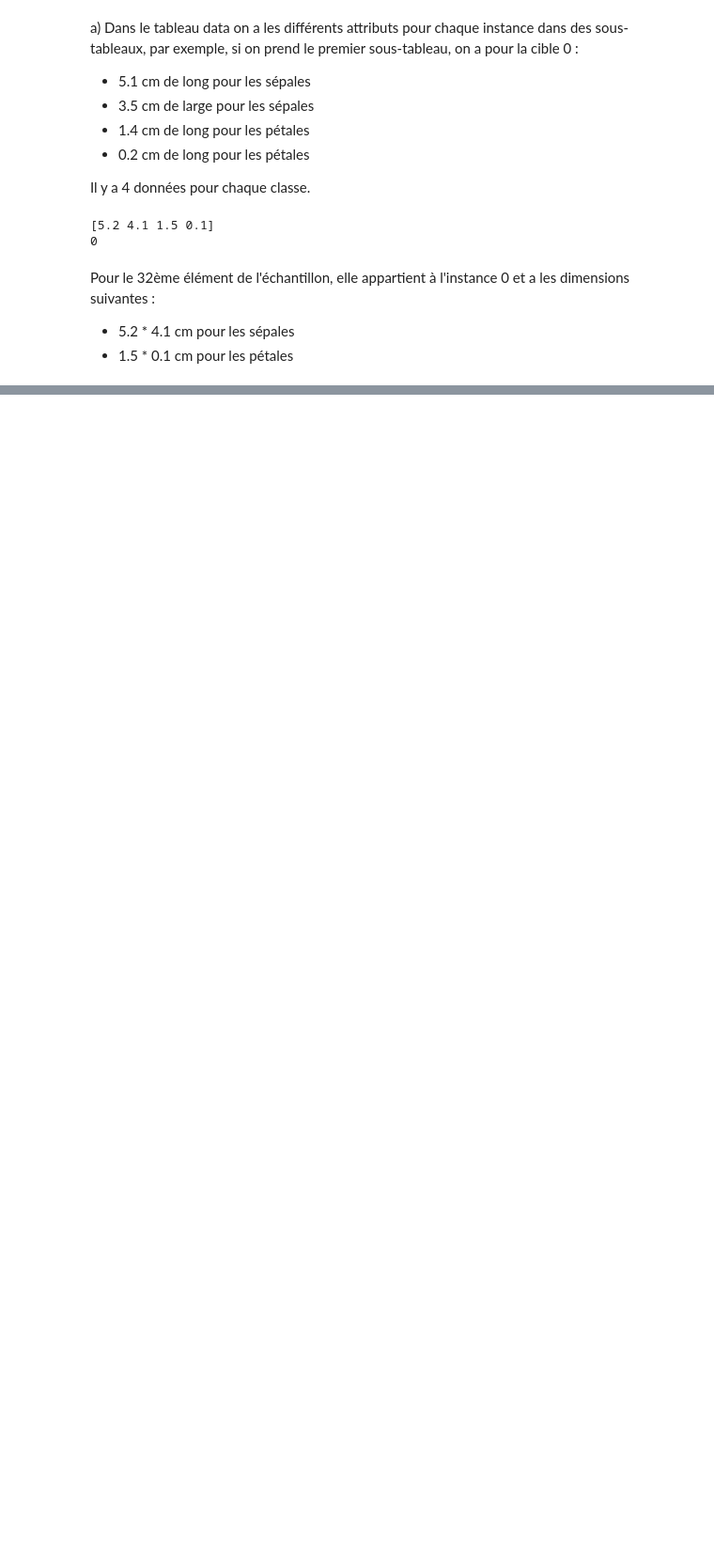
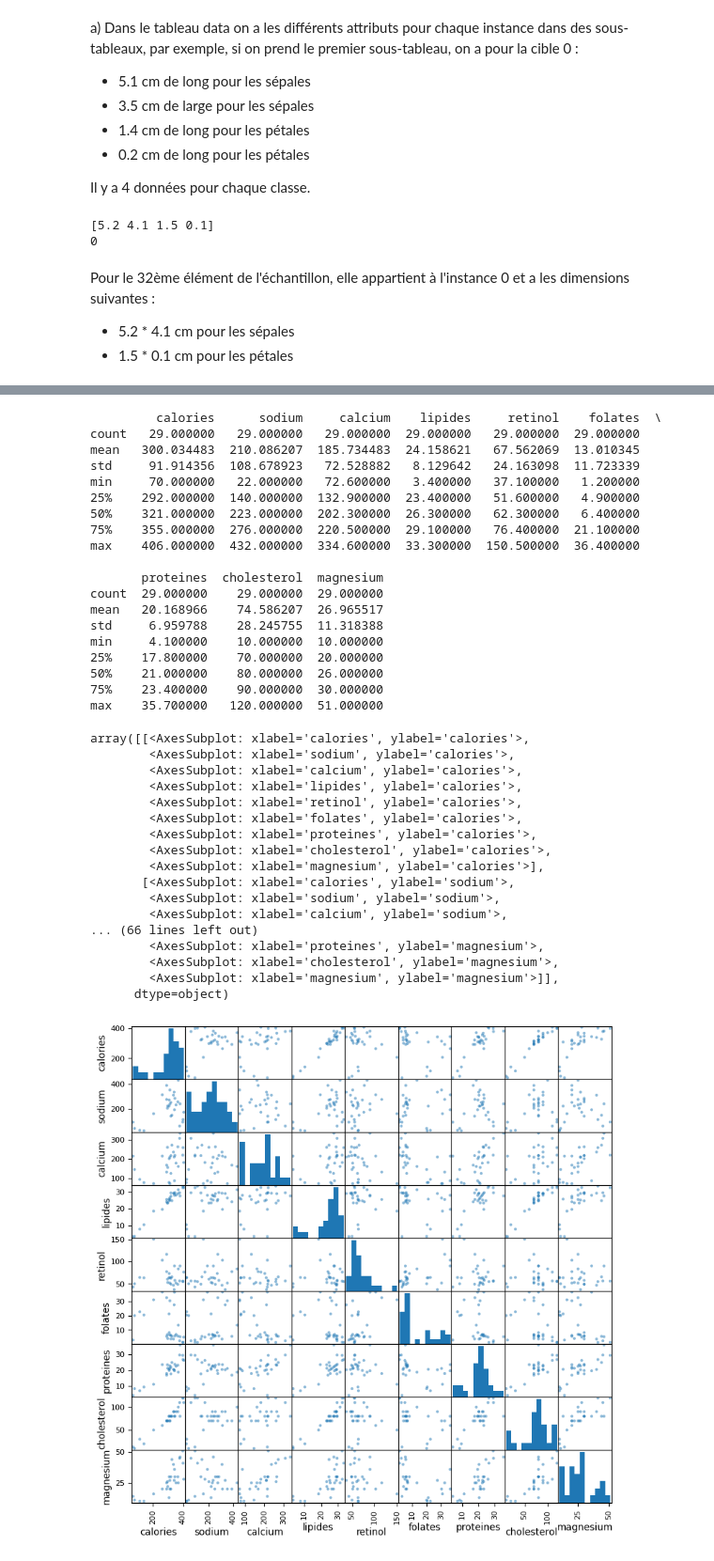
Before and after one commit to D-Rayven/word_embedding, a Jupyter notebook: tp_note.ipynb, the cells around one changed output, grey strips where cells are left out. Shown: that part at 94% size. Cells and saved outputs as stored; diff of their text form; code cells hidden in the pictures; blank space fills up the shorter version.

```diff
--- a/tp_note.ipynb
+++ b/tp_note.ipynb
@@ -292,0 +419,44 @@ plot_2D(irisData.data, irisData.target, irisData.target_names)
+# %%
+import pandas as pd
+
+fromage = pd.read_table(r"fromage.txt", sep="\t", header=0, index_col=0)
+print(fromage.describe())
+pd.plotting.scatter_matrix(fromage,figsize=(9,9))
+# %% [output]
+         calories      sodium     calcium    lipides     retinol    folates  \
+count   29.000000   29.000000   29.000000  29.000000   29.000000  29.000000
+mean   300.034483  210.086207  185.734483  24.158621   67.562069  13.010345
+std     91.914356  108.678923   72.528882   8.129642   24.163098  11.723339
+min     70.000000   22.000000   72.600000   3.400000   37.100000   1.200000
+25%    292.000000  140.000000  132.900000  23.400000   51.600000   4.900000
+50%    321.000000  223.000000  202.300000  26.300000   62.300000   6.400000
+75%    355.000000  276.000000  220.500000  29.100000   76.400000  21.100000
+max    406.000000  432.000000  334.600000  33.300000  150.500000  36.400000
+
+       proteines  cholesterol  magnesium
+count  29.000000    29.000000  29.000000
+mean   20.168966    74.586207  26.965517
+std     6.959788    28.245755  11.318388
+min     4.100000    10.000000  10.000000
+25%    17.800000    70.000000  20.000000
+50%    21.000000    80.000000  26.000000
+75%    23.400000    90.000000  30.000000
+max    35.700000   120.000000  51.000000
+array([[<AxesSubplot: xlabel='calories', ylabel='calories'>,
+        <AxesSubplot: xlabel='sodium', ylabel='calories'>,
+        <AxesSubplot: xlabel='calcium', ylabel='calories'>,
+        <AxesSubplot: xlabel='lipides', ylabel='calories'>,
+        <AxesSubplot: xlabel='retinol', ylabel='calories'>,
+        <AxesSubplot: xlabel='folates', ylabel='calories'>,
+        <AxesSubplot: xlabel='proteines', ylabel='calories'>,
+        <AxesSubplot: xlabel='cholesterol', ylabel='calories'>,
+        <AxesSubplot: xlabel='magnesium', ylabel='calories'>],
+       [<AxesSubplot: xlabel='calories', ylabel='sodium'>,
+        <AxesSubplot: xlabel='sodium', ylabel='sodium'>,
+        <AxesSubplot: xlabel='calcium', ylabel='sodium'>,
+... (66 lines left out)
+        <AxesSubplot: xlabel='proteines', ylabel='magnesium'>,
+        <AxesSubplot: xlabel='cholesterol', ylabel='magnesium'>,
+        <AxesSubplot: xlabel='magnesium', ylabel='magnesium'>]],
+      dtype=object)
+[figure, added]
```
Also changed, not shown: parts of 10 cells of this notebook, 1 other file.
